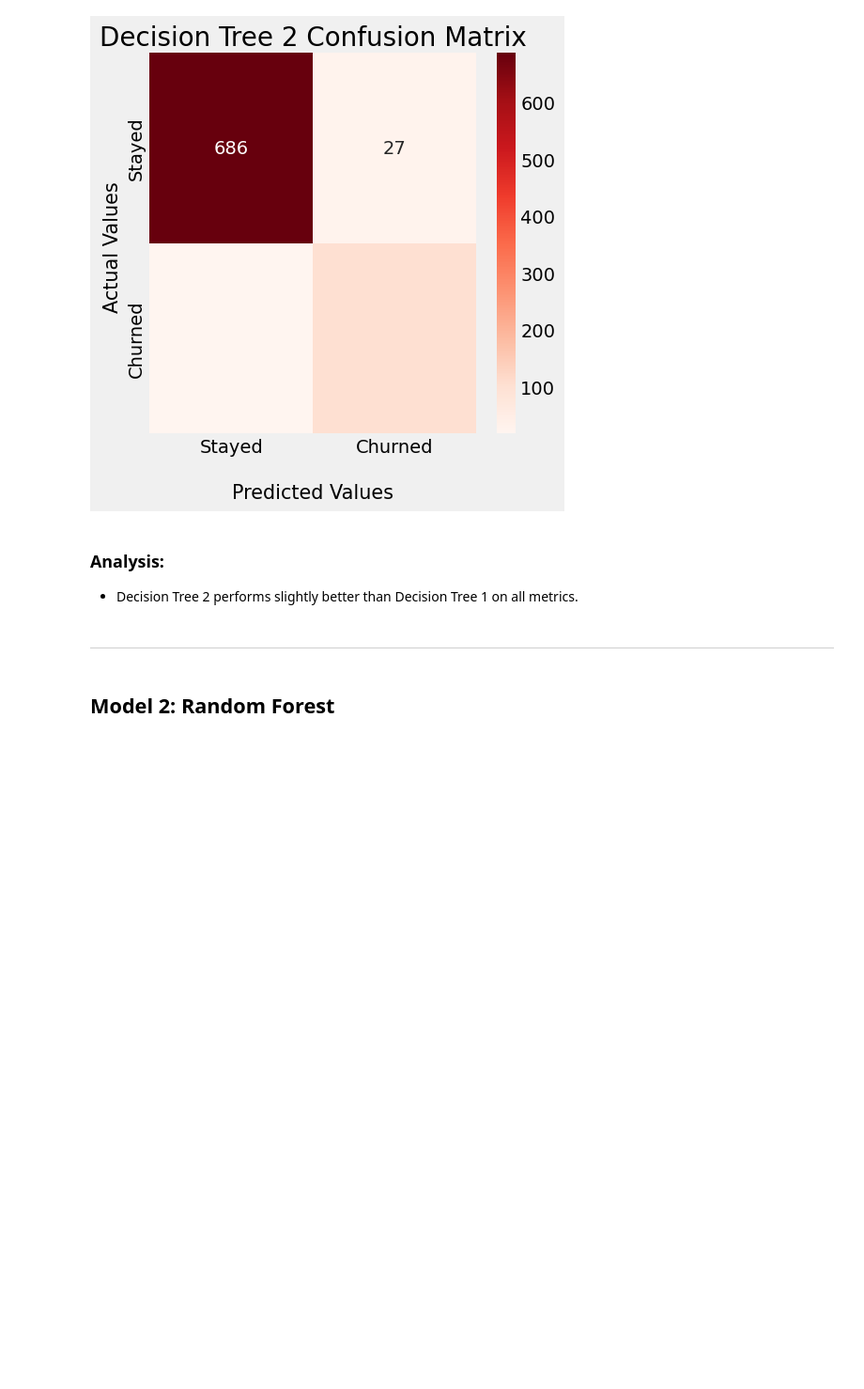
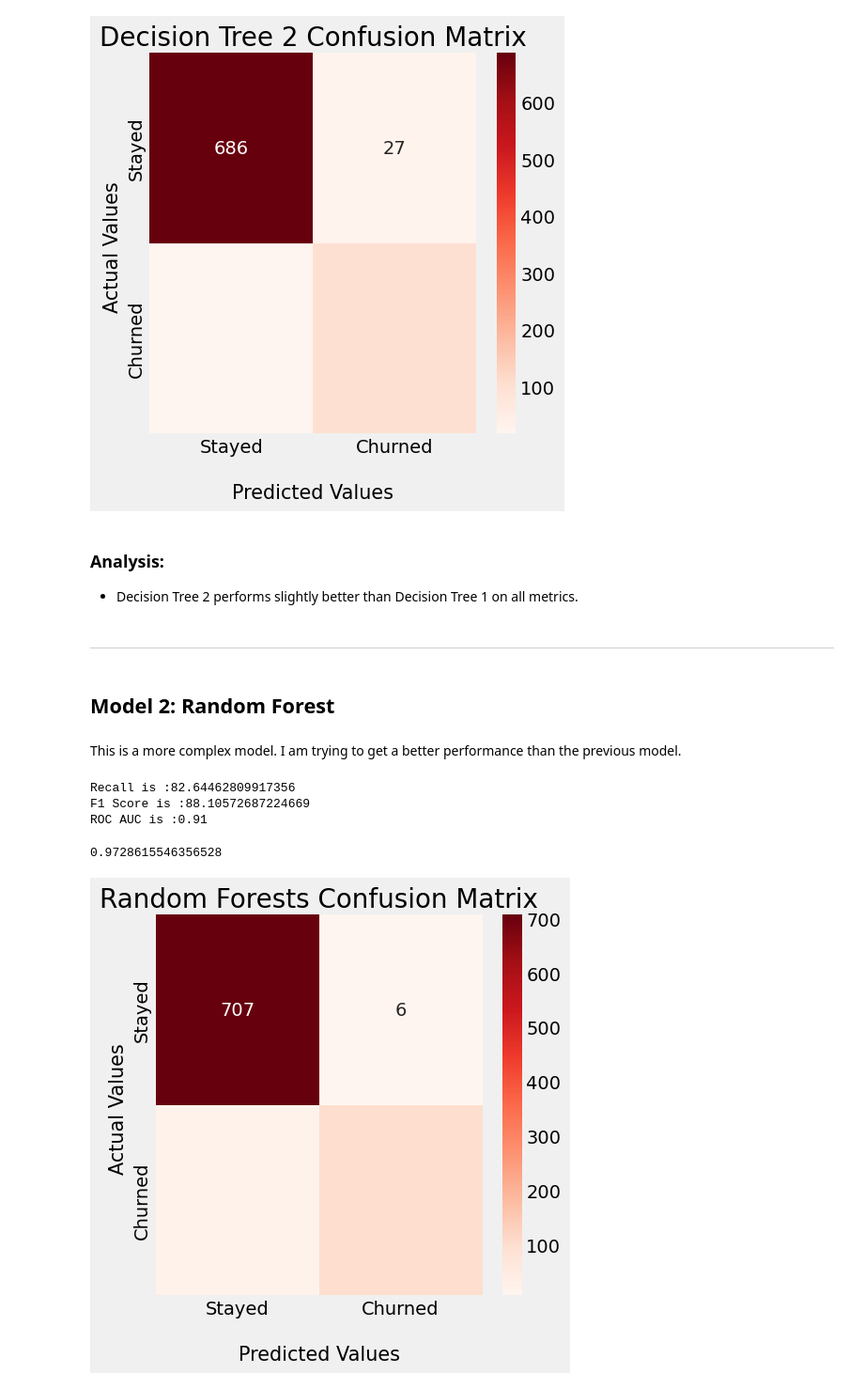
Before and after one commit to waruhiuuu/phase-3-individual-project, a Jupyter notebook: SyriaTel Customer Churn.ipynb, the cells around one changed output. Shown at 94% size. Saved outputs shown, nothing was run; the diff lists cells and outputs as text; code cells hidden in the pictures; blank space fills up the shorter version.

Commit message:
Random Forests Model and its Hypertuning

```diff
--- a/SyriaTel Customer Churn.ipynb
+++ b/SyriaTel Customer Churn.ipynb
@@ -499,3 +499,39 @@ plt.show()
  -----
 # %% [markdown]
 ## Model 2: Random Forest
+# %% [markdown]
+This is a more complex model. I am trying to get a better performance than the previous model.
+# %%
+rf1_clf = RandomForestClassifier(random_state=23, class_weight="balanced")
+rf1_clf.fit(X_train_resampled, y_train_resampled)
+rf1_y_pred = rf1_clf.predict(X_test)
+# %%
+metrics(rf1_clf, rf1_y_pred)
+# %% [output]
+Recall is :82.64462809917356
+F1 Score is :88.10572687224669
+ROC AUC is :0.91
+# %%
+rf1_cv_score = np.mean(cross_val_score(rf1_clf, X_train_resampled, y_train_resampled, cv=3))
+rf1_cv_score
+# %% [output]
+0.9728615546356528
+# %%
+rf1_matrix = confusion_matrix(y_test, rf1_y_pred)
+
+fig, ax = plt.subplots(figsize=(5,5))
+
+ax = sns.heatmap(rf1_matrix, annot=True, cmap='Reds', fmt='d', ax=ax, cbar=True)
+
+ax.set_title('Random Forests Confusion Matrix', fontsize = 20)
+ax.set_xlabel('\nPredicted Values',fontsize = 15)
+ax.set_ylabel('Actual Values ', fontsize=15)
+
+## Ticket labels - List must be in alphabetical order
+ax.xaxis.set_ticklabels(['Stayed','Churned'])
+ax.yaxis.set_ticklabels(['Stayed','Churned'])
+
+## Display the visualization of the Confusion Matrix.
+plt.show()
+# %% [output]
+[figure, added]
```
Also changed, not shown: parts of 10 cells of this notebook.
